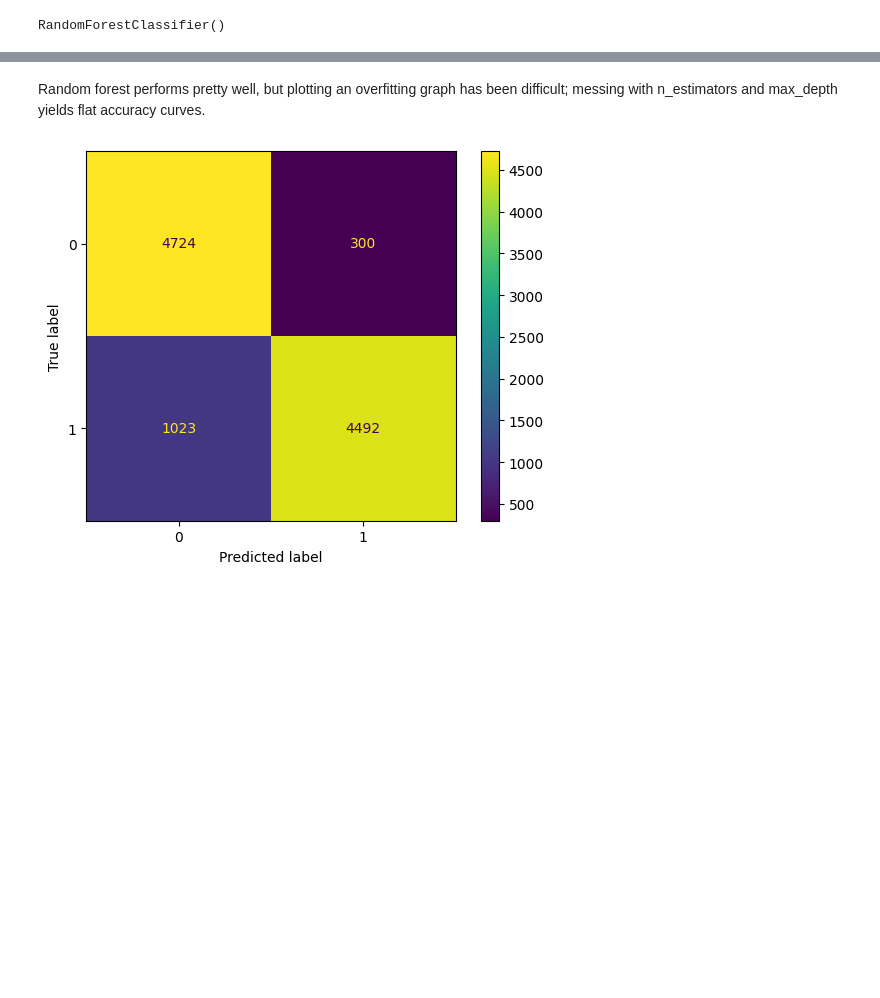
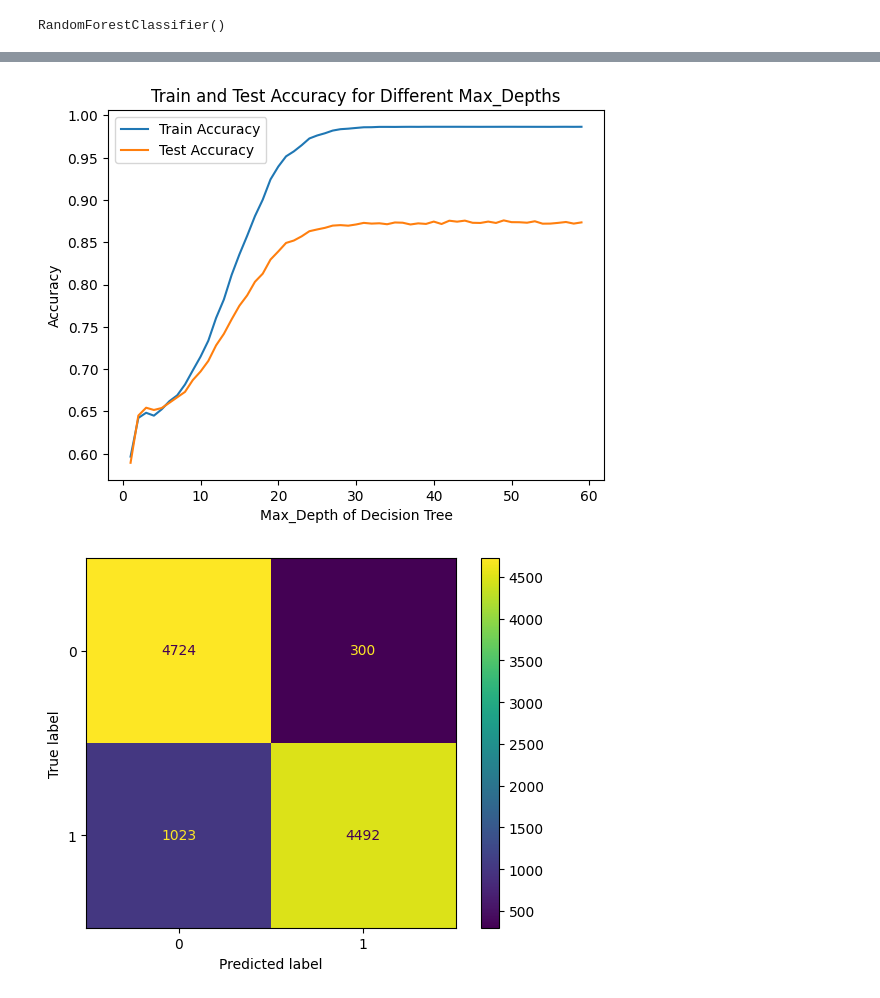
Before and after one commit to PaulaEsteban2000/CSE151A_UrbanAnimals, a Jupyter notebook: decisiontree_notebook.ipynb, the cells around one changed output, grey strips where cells are left out. Cells and saved outputs as stored; diff of their text form; code cells hidden in the pictures; blank space fills up the shorter version.

```diff
--- a/decisiontree_notebook.ipynb
+++ b/decisiontree_notebook.ipynb
@@ -290,8 +282,34 @@ print(classification_report(y_test, pred))
     accuracy                           0.87     10539
    macro avg       0.88      0.88      0.87     10539
 weighted avg       0.88      0.87      0.87     10539
-# %% [markdown]
-Random forest performs pretty well, but plotting an overfitting graph has been difficult; messing with n_estimators and max_depth yields flat accuracy curves.
+# %%
+train_error = []
+test_error = []
+depths = []
+for depth in range(1, 60):
+    depths += [depth]
+    # find train error
+    mod = RandomForestClassifier(criterion='entropy', max_depth=depth)
+    # train
+    mod.fit(X_train, y_train)
+    # generate predictions on train set
+    pred = mod.predict(X_train)
+    # find accuracy for train set
+    train_error += [accuracy_score(y_train, pred)]
+    # generate predictions on test set
+    pred = mod.predict(X_test)
+    # find accuracy for test set
+    test_error += [accuracy_score(y_test, pred)]
+# draw graph
+plt.plot(depths, train_error, label='Train Accuracy')
+plt.plot(depths, test_error, label='Test Accuracy')
+plt.xlabel('Max_Depth of Decision Tree')
+plt.ylabel('Accuracy')
+plt.legend()
+plt.title('Train and Test Accuracy for Different Max_Depths')
+plt.show()
+# %% [output]
+[figure, added]
 # %%
 cm = confusion_matrix(y_test, pred)
 # %%
```
Also changed, not shown: parts of 13 cells of this notebook, 1 other file.
